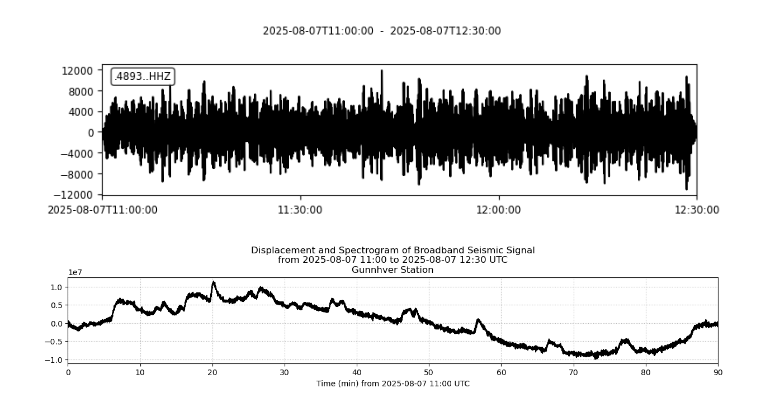
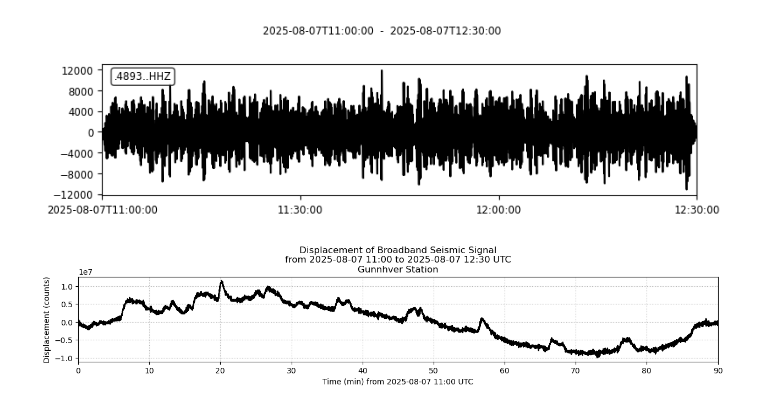
Before and after one commit to jgovoort/FLAME, a Jupyter notebook: Notebooks/FBG/signal_FBG_15min.ipynb, the cells around one changed output. Saved outputs shown, nothing was run; the diff lists cells and outputs as text; code cells hidden in the pictures.

Commit message:
correction on the bb plot

```diff
--- a/Notebooks/FBG/signal_FBG_15min.ipynb
+++ b/Notebooks/FBG/signal_FBG_15min.ipynb
@@ -224,20 +224,21 @@ st_bb_f.plot()
 # %%
 %matplotlib inline
 fig, ax = plt.subplots(nrows=1, figsize=(15,2), sharex=True)
 ax.plot(st_bb[0].times()[:-1]/60, (cumulative_trapezoid(detrend(st_bb[0].data))), color='k')
 ax.grid(ls=':')
-ax.set_title('Displacement and Spectrogram of Broadband Seismic Signal\nfrom 2025-08-07 11:00 to 2025-08-07 12:30 UTC\nGunnhver Station')
+ax.set_title('Displacement of Broadband Seismic Signal\nfrom 2025-08-07 11:00 to 2025-08-07 12:30 UTC\nGunnhver Station')
 #ax[0].plot(st_bb_f[0].times()[:-1], cumulative_trapezoid(st_bb_f[0].data), color='r')
 #f,t, Sxx = spectrogram(cumulative_trapezoid(detrend(st_bb[0].data)), fs=st_bb[0].stats.sampling_rate, nperseg=10000, noverlap=9000, scaling='spectrum')
 #im = ax[1].pcolormesh(t/60, f, 10*np.log10(Sxx**2), shading='gouraud', cmap='magma', norm=mcolors.Normalize(vmin=-150,vmax=250),)
 #ax[1].set_yscale('log')
 #ax[1].set_ylim(1e-2, .25)
 ax.set_xlim(st_bb[0].times()[0]/60, st_bb[0].times()[-1]/60)
 #ax[0].set_ylabel('Displacement (counts)')
 #ax[1].set_ylabel('Frequency (Hz)')
 #fig.colorbar(im, ax=ax[1], label='PSD (10*log10(counts$^2$/Hz))', orientation='horizontal', shrink=.2, pad=0.35)
 ax.set_xlabel('Time (min) from 2025-08-07 11:00 UTC')
+ax.set_ylabel('Displacement (counts)')
 fig.savefig(plot_dir+'/displacement_bb_spectrogram_15min.png', bbox_inches='tight')
 plt.show()
 # %% [output]
-[figure, old version]
+[figure, new version]
```
Also changed, not shown: 3 other files.
